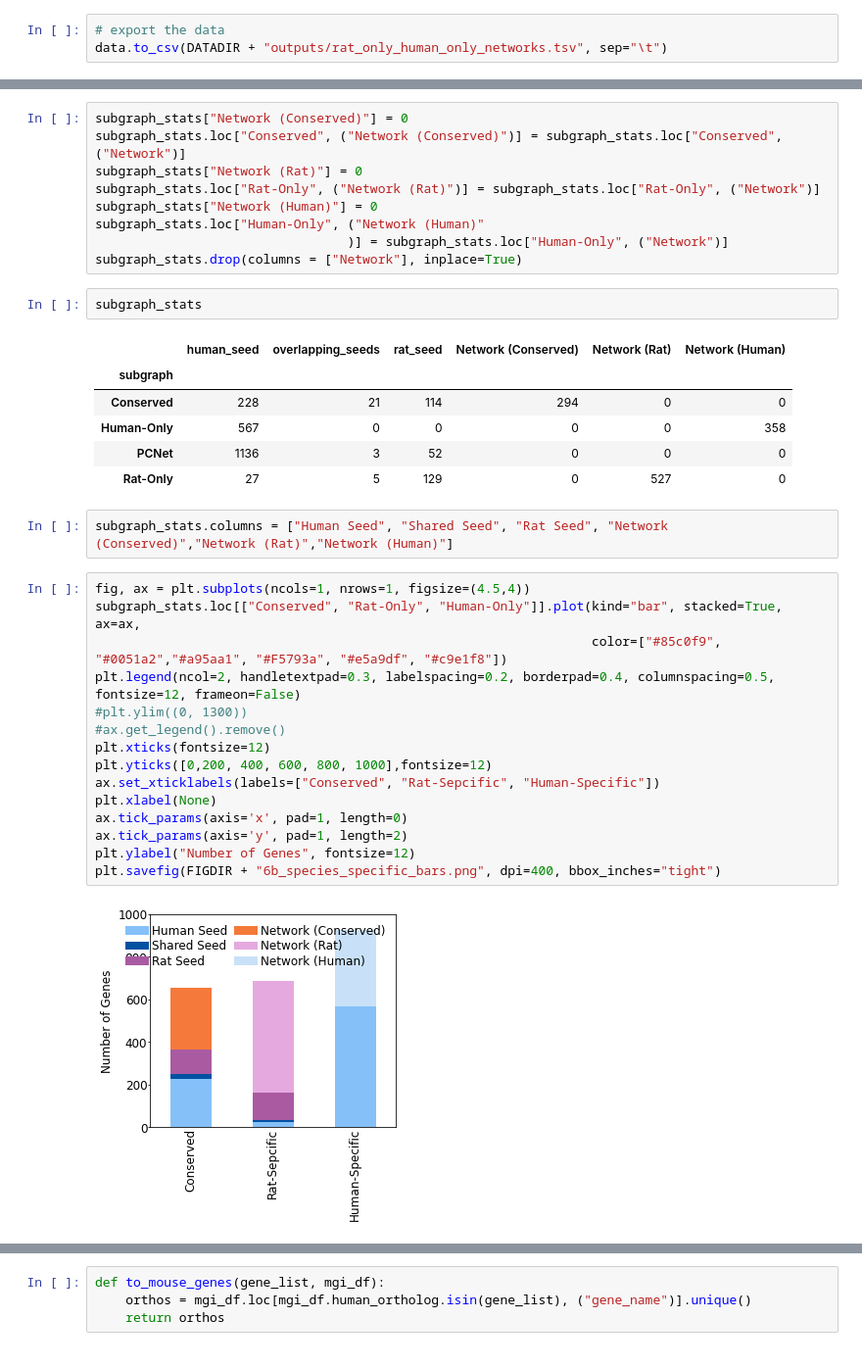
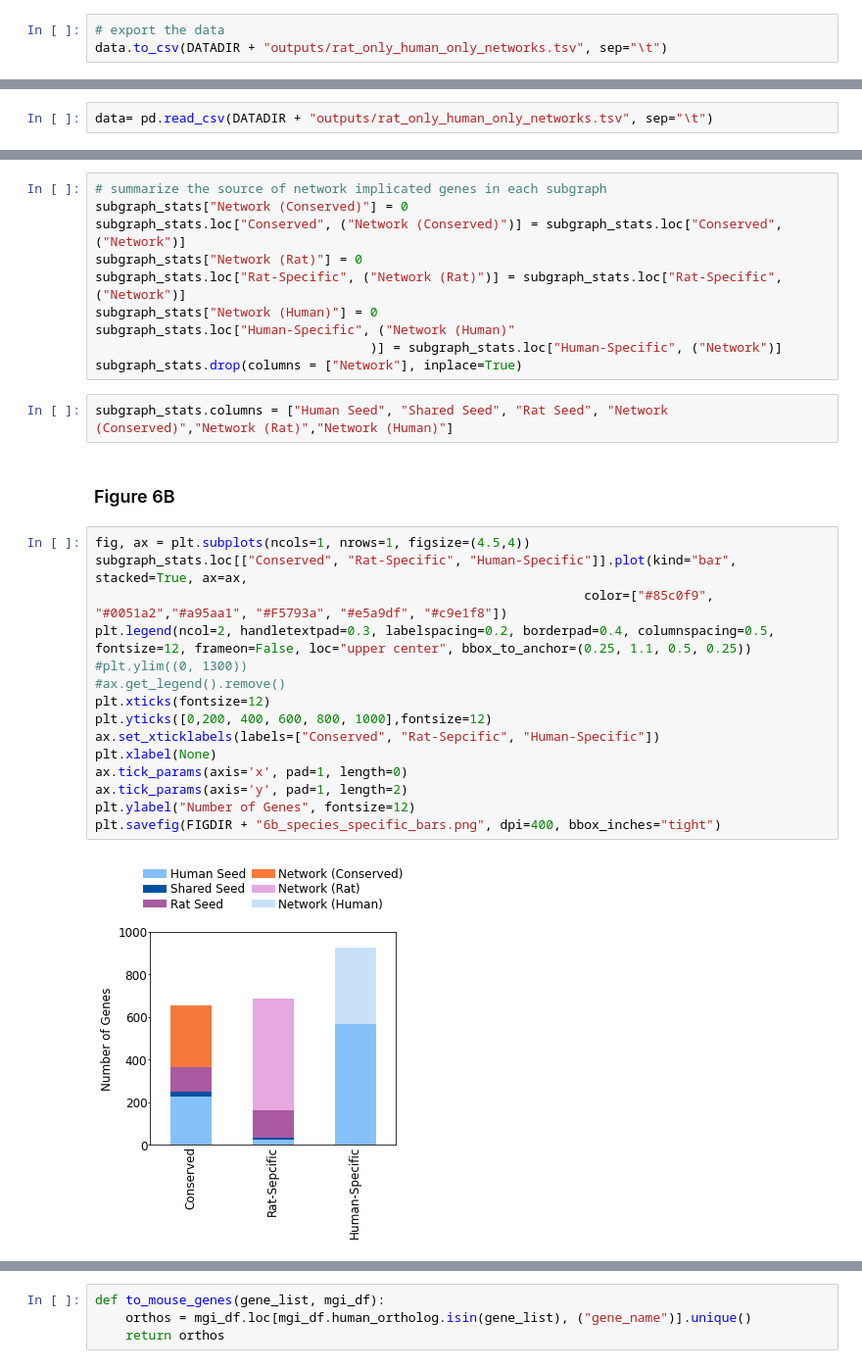
Before and after one commit to sarah-n-wright/CrossSpeciesBMI, a Jupyter notebook: Notebooks/3_Species_Specific_BMI_Networks.ipynb, the cells around one changed output, grey strips where cells are left out. Shown at 98% size. Cells and saved outputs as stored; diff of their text form.

```diff
--- a/Notebooks/3_Species_Specific_BMI_Networks.ipynb
+++ b/Notebooks/3_Species_Specific_BMI_Networks.ipynb
@@ -197,0 +288,2 @@ data.to_csv(DATADIR + "outputs/rat_only_human_only_networks.tsv", sep="\t")
+# %%
+data= pd.read_csv(DATADIR + "outputs/rat_only_human_only_networks.tsv", sep="\t")
@@ -280,40 +433,34 @@ subgraph_stats["Network"] = subgraph_stats["count"].values - subgraph_stats.loc[
 subgraph_stats.drop(columns=["count"], inplace=True)
 subgraph_stats = subgraph_stats.loc[:,( "human_seed", "overlapping_seeds","rat_seed", "Network") ]
 # %%
+# summarize the source of network implicated genes in each subgraph
 subgraph_stats["Network (Conserved)"] = 0
 subgraph_stats.loc["Conserved", ("Network (Conserved)")] = subgraph_stats.loc["Conserved", ("Network")]
 subgraph_stats["Network (Rat)"] = 0
-subgraph_stats.loc["Rat-Only", ("Network (Rat)")] = subgraph_stats.loc["Rat-Only", ("Network")]
+subgraph_stats.loc["Rat-Specific", ("Network (Rat)")] = subgraph_stats.loc["Rat-Specific", ("Network")]
 subgraph_stats["Network (Human)"] = 0
-subgraph_stats.loc["Human-Only", ("Network (Human)"
-                                 )] = subgraph_stats.loc["Human-Only", ("Network")]
+subgraph_stats.loc["Human-Specific", ("Network (Human)"
+                                    )] = subgraph_stats.loc["Human-Specific", ("Network")]
 subgraph_stats.drop(columns = ["Network"], inplace=True)
-# %%
-subgraph_stats
-# %% [output]
-|  | human_seed | overlapping_seeds | rat_seed | Network (Conserved) | Network (Rat) | Network (Human) |
-| subgraph |  |  |  |  |  |  |
-| Conserved | 228 | 21 | 114 | 294 | 0 | 0 |
-| Human-Only | 567 | 0 | 0 | 0 | 0 | 358 |
-| PCNet | 1136 | 3 | 52 | 0 | 0 | 0 |
-| Rat-Only | 27 | 5 | 129 | 0 | 527 | 0 |
 # %%
 subgraph_stats.columns = ["Human Seed", "Shared Seed", "Rat Seed", "Network (Conserved)","Network (Rat)","Network (Human)"]
+# %% [markdown]
+### Figure 6B
 # %%
 fig, ax = plt.subplots(ncols=1, nrows=1, figsize=(4.5,4))
-subgraph_stats.loc[["Conserved", "Rat-Only", "Human-Only"]].plot(kind="bar", stacked=True, ax=ax,
-                                                                 color=["#85c0f9", "#0051a2","#a95aa1", "#F5793a", "#e5a9df", "#c9e1f8"])
-plt.legend(ncol=2, handletextpad=0.3, labelspacing=0.2, borderpad=0.4, columnspacing=0.5, fontsize=12, frameon=False)
+subgraph_stats.loc[["Conserved", "Rat-Specific", "Human-Specific"]].plot(kind="bar", stacked=True, ax=ax,
+                                                                color=["#85c0f9", "#0051a2","#a95aa1", "#F5793a", "#e5a9df", "#c9e1f8"])
+plt.legend(ncol=2, handletextpad=0.3, labelspacing=0.2, borderpad=0.4, columnspacing=0.5, fontsize=12, frameon=False, loc="upper center", bbox_to_anchor=(0.25, 1.1, 0.5, 0.25))
 #plt.ylim((0, 1300))
 #ax.get_legend().remove()
 plt.xticks(fontsize=12)
 plt.yticks([0,200, 400, 600, 800, 1000],fontsize=12)
 ax.set_xticklabels(labels=["Conserved", "Rat-Sepcific", "Human-Specific"])
 plt.xlabel(None)
 ax.tick_params(axis='x', pad=1, length=0)
 ax.tick_params(axis='y', pad=1, length=2)
 plt.ylabel("Number of Genes", fontsize=12)
 plt.savefig(FIGDIR + "6b_species_specific_bars.png", dpi=400, bbox_inches="tight")
 # %% [output]
-[figure, old version]
+[figure, new version]
 # %% [markdown]
```
Also changed, not shown: parts of 146 cells of this notebook, 1 other file.
